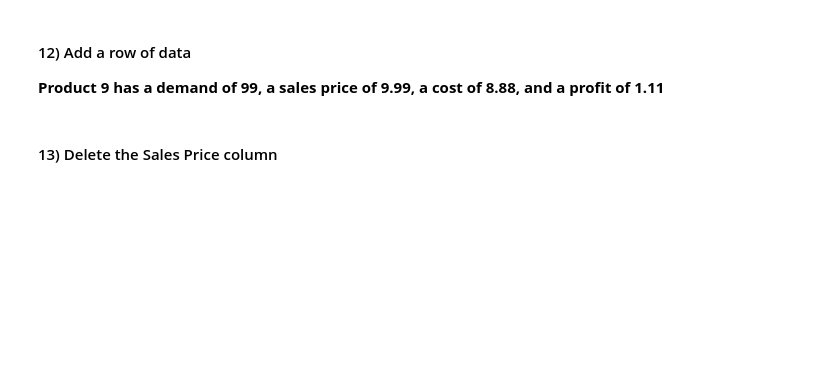
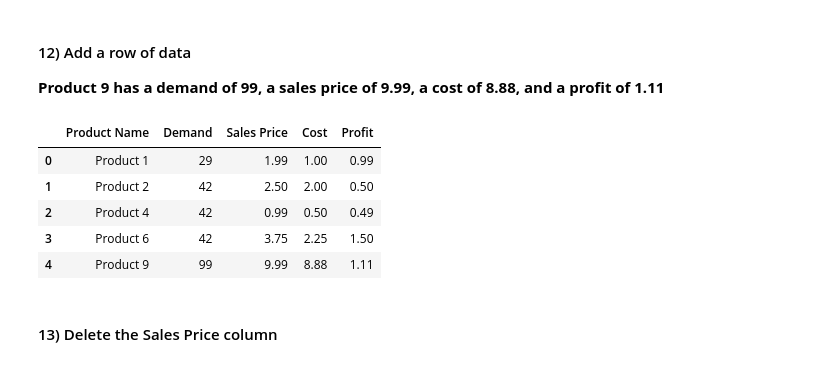
Before and after one commit to optimatorlab/ie310, a Jupyter notebook: pandas/in_class_exercises.ipynb, the cells around one changed output. Drawn from its saved outputs; the diff is of its cells as text; code cells hidden in the pictures; blank space fills up the shorter version.

```diff
--- a/pandas/in_class_exercises.ipynb
+++ b/pandas/in_class_exercises.ipynb
@@ -45,3 +234,6 @@ df
 #### 8)  Add a new column of data, named 'Sales Price'
 
 **Assign the values as numpy NaN for now***
+# %%
+df['Sales Price'] = np.nan
+df
@@ -49,3 +247,6 @@ df
 #### 9) Assign the following prices to your new column
 # %%
 prices = [1.99, 2.50, 0.99, 3.75]
+# %%
+df['Sales Price'] = prices
+df
@@ -53,3 +260,6 @@ prices = [1.99, 2.50, 0.99, 3.75]
 #### 10)  Add another column named 'Cost', with the following values
 # %%
 costs = [1.0, 2.0, 0.5, 2.25]
+# %%
+df['Cost'] = costs
+df
@@ -56,3 +272,6 @@ costs = [1.0, 2.0, 0.5, 2.25]
 # %% [markdown]
 #### 11) Add yet another column named 'Profit'
 **Profit = (sales price) - (cost)**
+# %%
+df['Profit'] = df['Sales Price'] - df['Cost']
+df
@@ -59,5 +284,15 @@ costs = [1.0, 2.0, 0.5, 2.25]
 # %% [markdown]
 #### 12)  Add a row of data
 **Product 9 has a demand of 99, a sales price of 9.99, a cost of 8.88, and a profit of 1.11**
+# %%
+df.loc[len(df)] = ['Product 9', 99, 9.99, 8.88, 1.11]
+df
+# %% [output]
+|  | Product Name | Demand | Sales Price | Cost | Profit |
+| 0 | Product 1 | 29 | 1.99 | 1.00 | 0.99 |
+| 1 | Product 2 | 42 | 2.50 | 2.00 | 0.50 |
+| 2 | Product 4 | 42 | 0.99 | 0.50 | 0.49 |
+| 3 | Product 6 | 42 | 3.75 | 2.25 | 1.50 |
+| 4 | Product 9 | 99 | 9.99 | 8.88 | 1.11 |
 # %% [markdown]
 #### 13) Delete the Sales Price column
```
Also changed, not shown: parts of 31 cells of this notebook, 1 other file.
